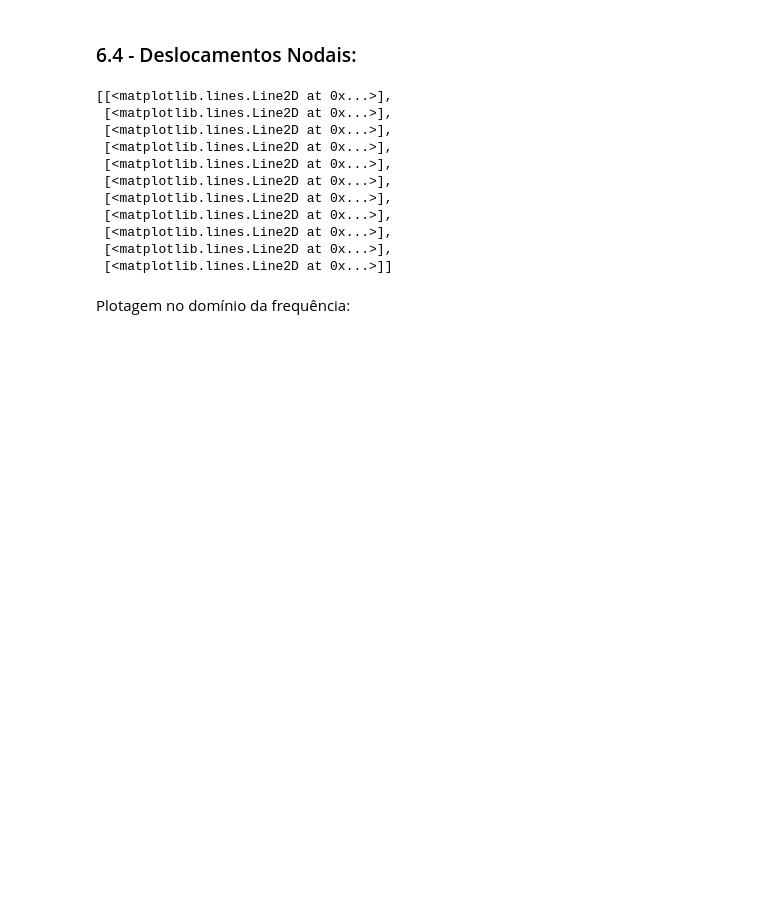
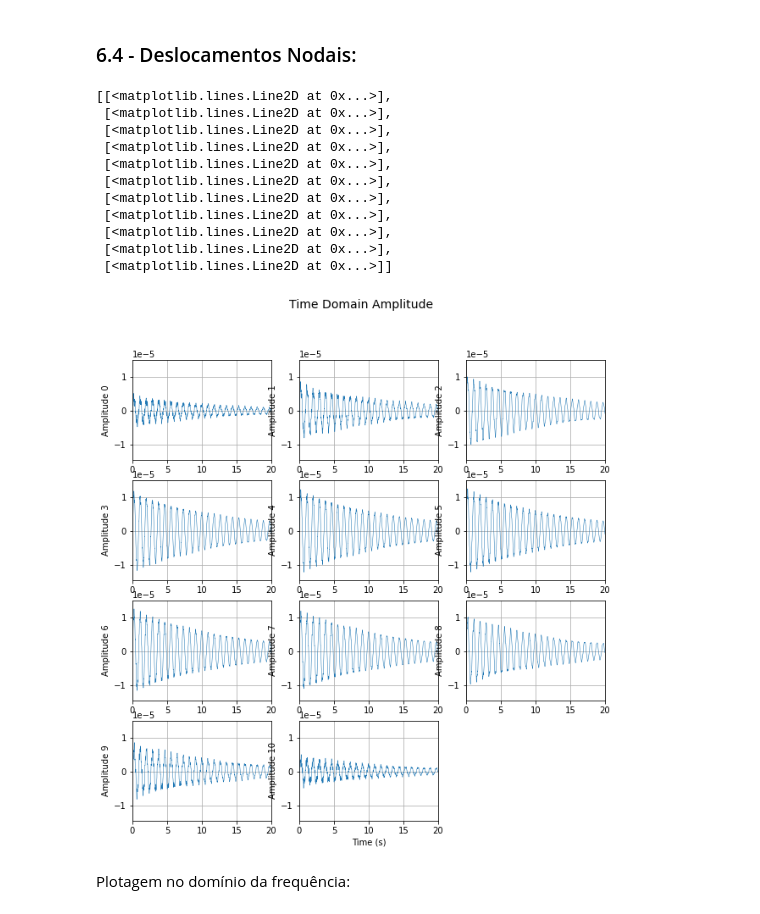
Before and after one commit to GarciaGabe/vibracoes, a Jupyter notebook: TRABALHOS/Trabalho 3/T3_0027550.ipynb, the cells around one changed output. Drawn from its saved outputs; the diff is of its cells as text; code cells hidden in the pictures; blank space fills up the shorter version.

```diff
--- a/TRABALHOS/Trabalho 3/T3_0027550.ipynb
+++ b/TRABALHOS/Trabalho 3/T3_0027550.ipynb
@@ -426,21 +426,22 @@ print()
 # %%
 print()
 ak = MRPy(np.dot(np.diag(1/Mk), Fk), fs=Fk.fs)
 uk = ak.sdof_Duhamel(fk,zk)
 utot = MRPy(np.dot(Phi, uk), fs=uk.fs)
-utot.plot_time(figsize=(20,15))
+utot.plot_time(figsize=(10,10))
 # %% [output]
 [[<matplotlib.lines.Line2D at 0x...>],
  [<matplotlib.lines.Line2D at 0x...>],
  [<matplotlib.lines.Line2D at 0x...>],
  [<matplotlib.lines.Line2D at 0x...>],
  [<matplotlib.lines.Line2D at 0x...>],
  [<matplotlib.lines.Line2D at 0x...>],
  [<matplotlib.lines.Line2D at 0x...>],
  [<matplotlib.lines.Line2D at 0x...>],
  [<matplotlib.lines.Line2D at 0x...>],
  [<matplotlib.lines.Line2D at 0x...>],
  [<matplotlib.lines.Line2D at 0x...>]]
+[figure, added]
 # %% [markdown]
 Plotagem no domínio da frequência:
 # %%
```
Also changed, not shown: parts of 5 cells of this notebook.
